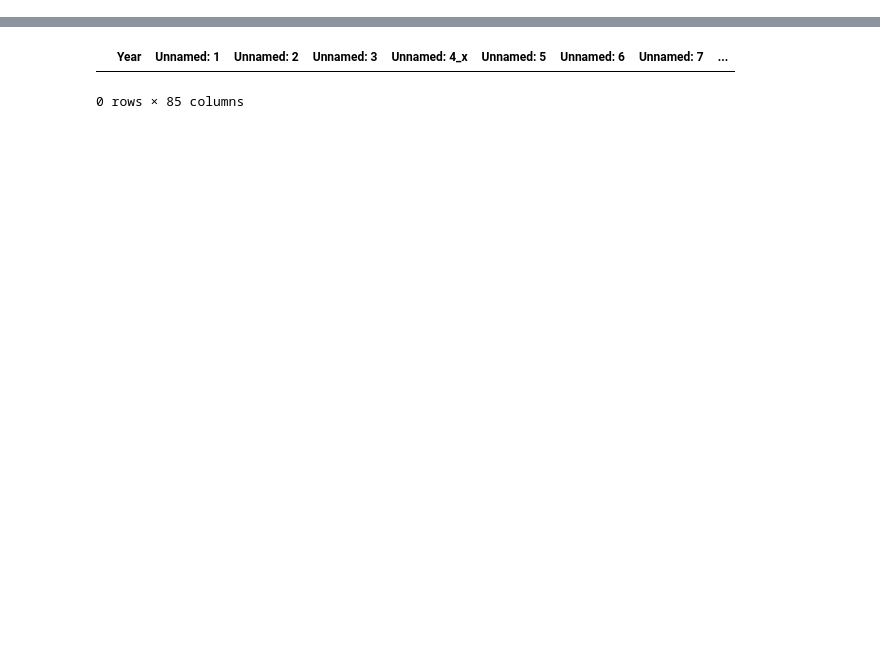
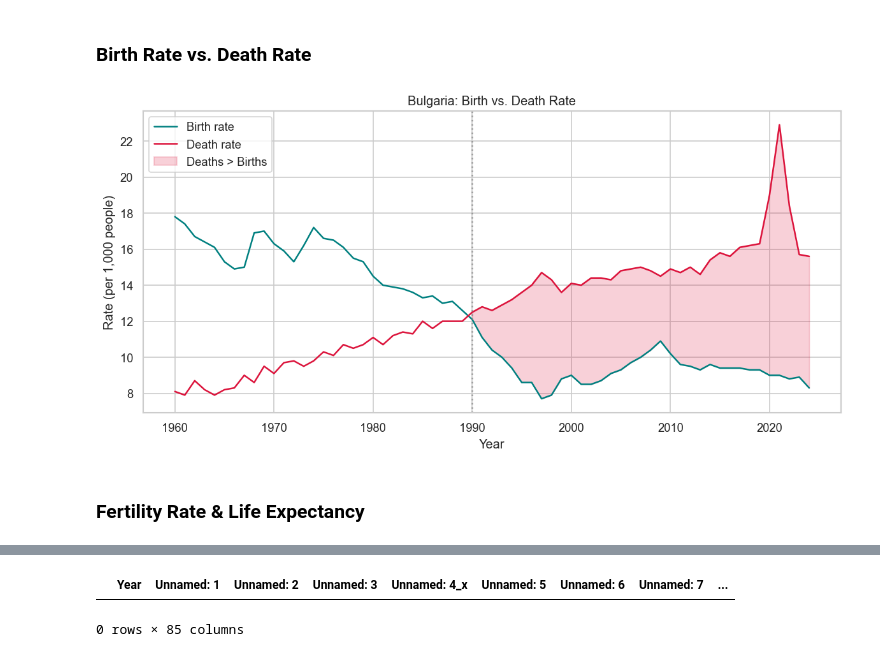
Before and after one commit to Emiliyan88/Demographic-Decline-in-Bulgaria, a Jupyter notebook: demographic_decline_in_bulgaria.ipynb, the cells around one changed output, grey strips where cells are left out. Cells and saved outputs as stored; diff of their text form; code cells hidden in the pictures; blank space fills up the shorter version.

```diff
--- a/demographic_decline_in_bulgaria.ipynb
+++ b/demographic_decline_in_bulgaria.ipynb
@@ -49,0 +201,22 @@ if "Year" not in reg.columns:
+# %% [markdown]
+### Birth Rate vs. Death Rate
+# %%
+fig, ax = plt.subplots()
+ax.plot(merged["year"], merged["birth_rate"], label="Birth rate", color="teal")
+ax.plot(merged["year"], merged["death_rate"], label="Death rate", color="crimson")
+ax.fill_between(
+    merged["year"],
+    merged["birth_rate"], merged["death_rate"],
+    where=(merged["death_rate"] > merged["birth_rate"]),
+    alpha=0.2, color="crimson", label="Deaths > Births"
+)
+ax.axvline(1990, color="gray", linestyle=":", alpha=0.7)
+ax.set(xlabel="Year", ylabel="Rate (per 1,000 people)",
+       title="Bulgaria: Birth vs. Death Rate")
+ax.legend()
+plt.tight_layout()
+plt.show()
+# %% [output]
+[figure, added]
+# %% [markdown]
+### Fertility Rate & Life Expectancy
```
Also changed, not shown: parts of 54 cells of this notebook, 1 other file.
